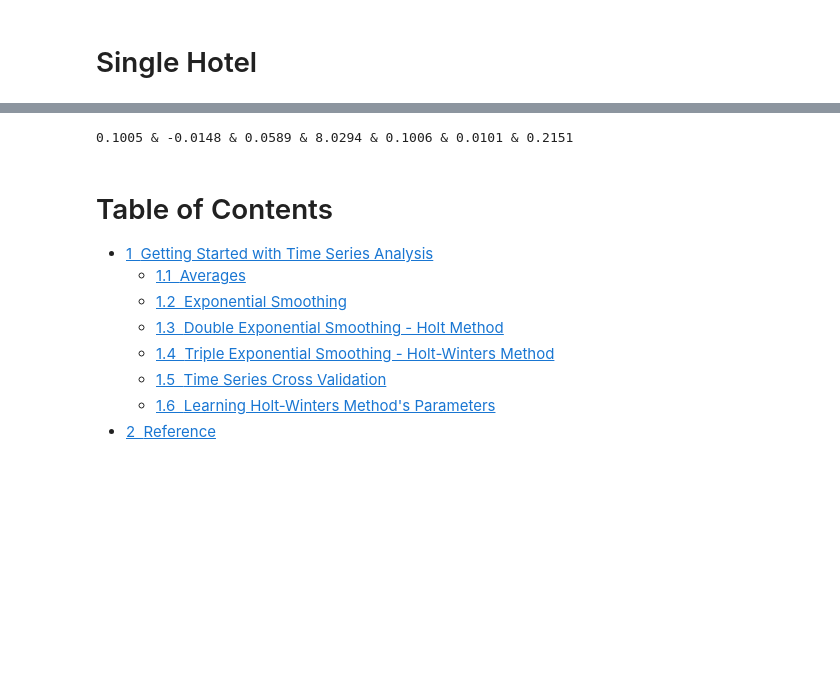
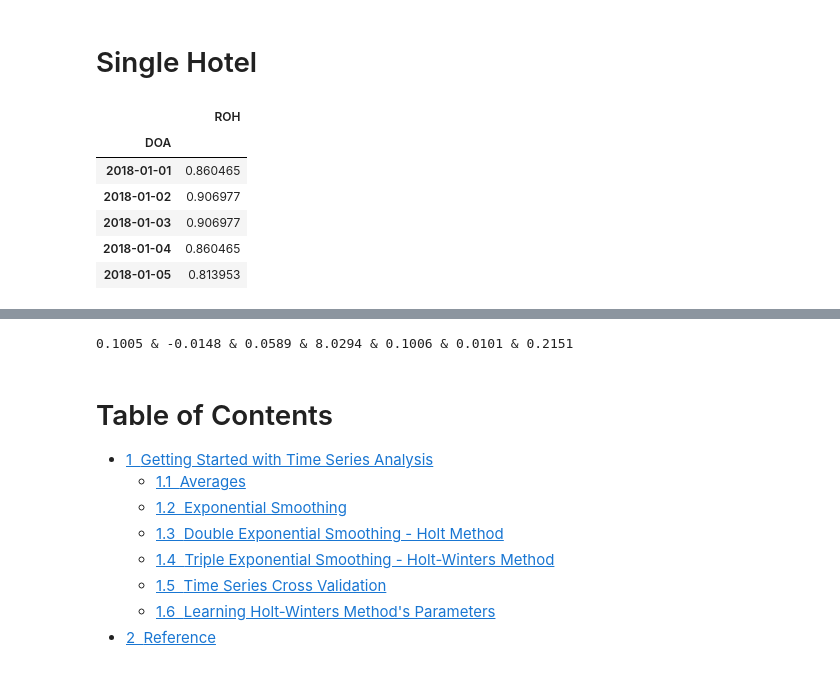
Before and after one commit to ahmadabdullah247/thesis, a Jupyter notebook: SingleHotel/LA_ETS.ipynb, the cells around one changed output, grey strips where cells are left out. Drawn from its saved outputs; the diff is of its cells as text; code cells hidden in the pictures; blank space fills up the shorter version.

```diff
--- a/SingleHotel/LA_ETS.ipynb
+++ b/SingleHotel/LA_ETS.ipynb
@@ -96,5 +87,18 @@ for hotelId in clean_hotels:
 # %% [markdown]
 # Single Hotel
+# %%
+df = pd.read_pickle('../dataset/preprocessed/48_imputed.pkl')
+df = preprocess(df)
+# %%
+df.head()
+# %% [output]
+|  | ROH |
+| DOA |  |
+| 2018-01-01 | 0.860465 |
+| 2018-01-02 | 0.906977 |
+| 2018-01-03 | 0.906977 |
+| 2018-01-04 | 0.860465 |
+| 2018-01-05 | 0.813953 |
 # %%
 df = pd.read_pickle('../dataset/preprocessed/48_imputed.pkl')
 df = preprocess(df)
```
Also changed, not shown: parts of 5 cells of this notebook, 6 other files.
